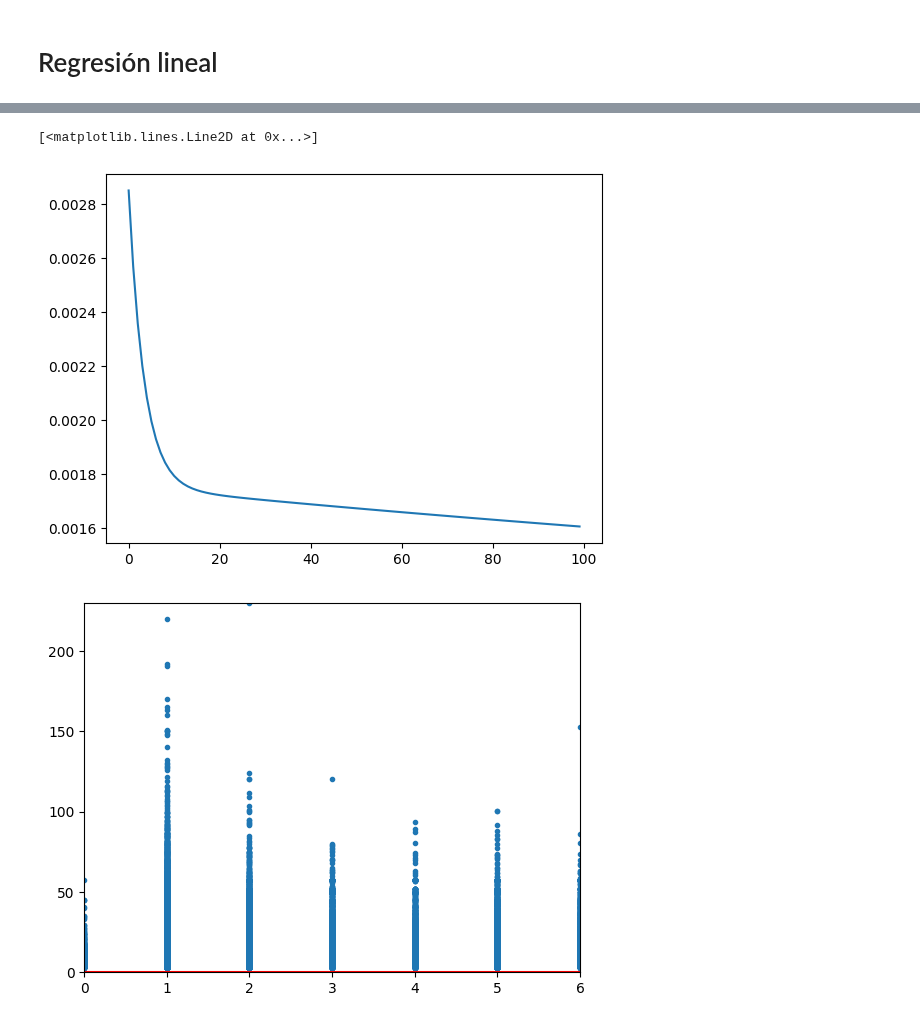
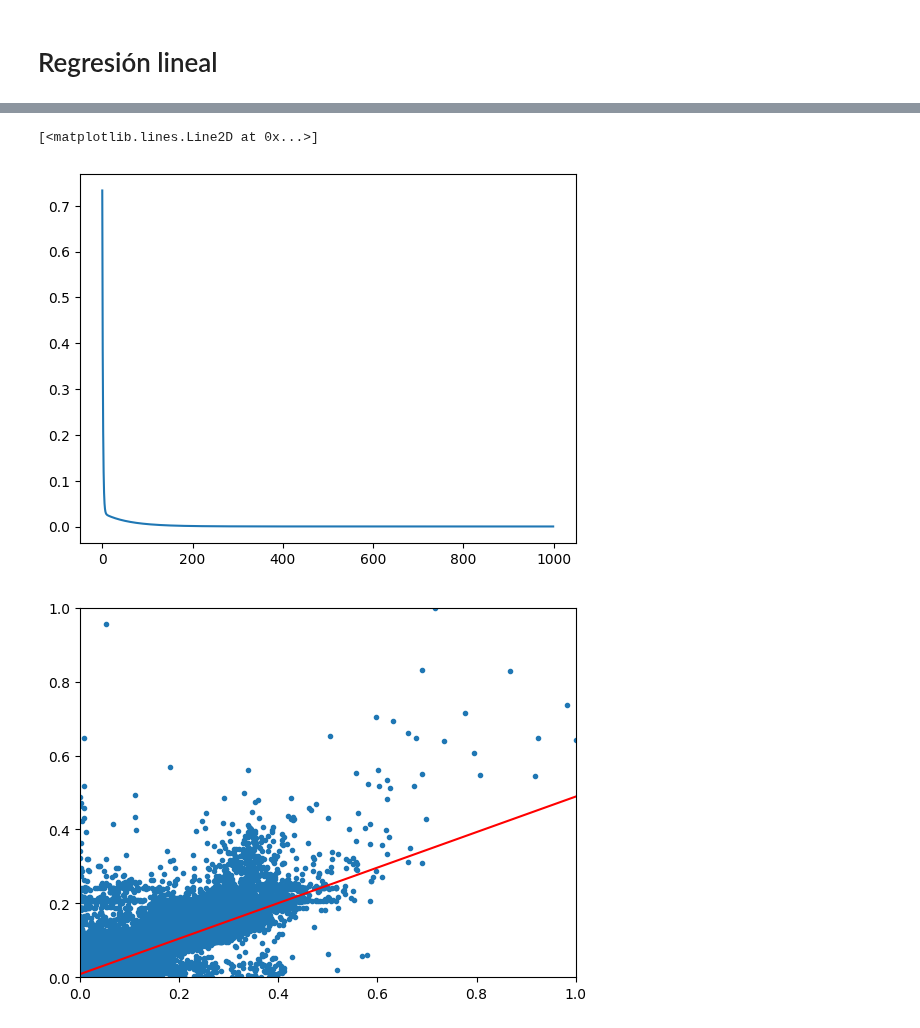
Before and after one commit to gag1005/Mineria-de-datos, a Jupyter notebook: practica3/practica3.ipynb, the cells around one changed output, grey strips where cells are left out. Saved outputs shown, nothing was run; the diff lists cells and outputs as text; code cells hidden in the pictures.

```diff
--- a/practica3/practica3.ipynb
+++ b/practica3/practica3.ipynb
@@ -164,5 +164,5 @@ from linReg import LinRegClassifier
 import matplotlib.pyplot as plt
 # %%
-classifier = LinRegClassifier(xTrain, yTrain, numIter=20, lRate=0.1)
-classifier.train()
+classifier = LinRegClassifier(xTrain, yTrain, numIter=1000, lRate=0.1)
+classifier.train(calculateMSE=True)
 # %% [output]
@@ -183,20 +172,20 @@ KeyboardInterrupt:
 plt.plot(classifier.mseHistory)
 # %% [output]
 [<matplotlib.lines.Line2D at 0x...>]
-[figure, old version]
+[figure, new version]
 # %%
-attr = 'passenger_count'
+attr = 'distance_run'
 target = 'fare_amount'
 # %%
-plt.scatter(df[attr].to_numpy(), df[target], marker=".")
-plt.ylim([0, np.max(df[target].to_numpy())])
-plt.xlim([0, np.max(df[attr].to_numpy())])
+plt.scatter(dfNormal[attr].to_numpy(), dfNormal[target], marker=".")
+plt.ylim([0, np.max(dfNormal[target].to_numpy())])
+plt.xlim([0, np.max(dfNormal[attr].to_numpy())])
 
 # El índice del atributo seleccionado
-attrPos = df.drop(target, axis=1).columns.to_list().index(attr)
+attrPos = dfNormal.drop(target, axis=1).columns.to_list().index(attr)
 
-x = np.linspace(0, np.max(df[attr].to_numpy()), 2)
+x = np.linspace(0, np.max(dfNormal[attr].to_numpy()), 2)
 y = [classifier.coefs[attrPos] * i + classifier.coefs[-1] for i in x]
 plt.plot(x, y, color="red");
 # %% [output]
-[figure, old version]
+[figure, new version]
```
Also changed, not shown: parts of 4 cells of this notebook, 2 other files.
